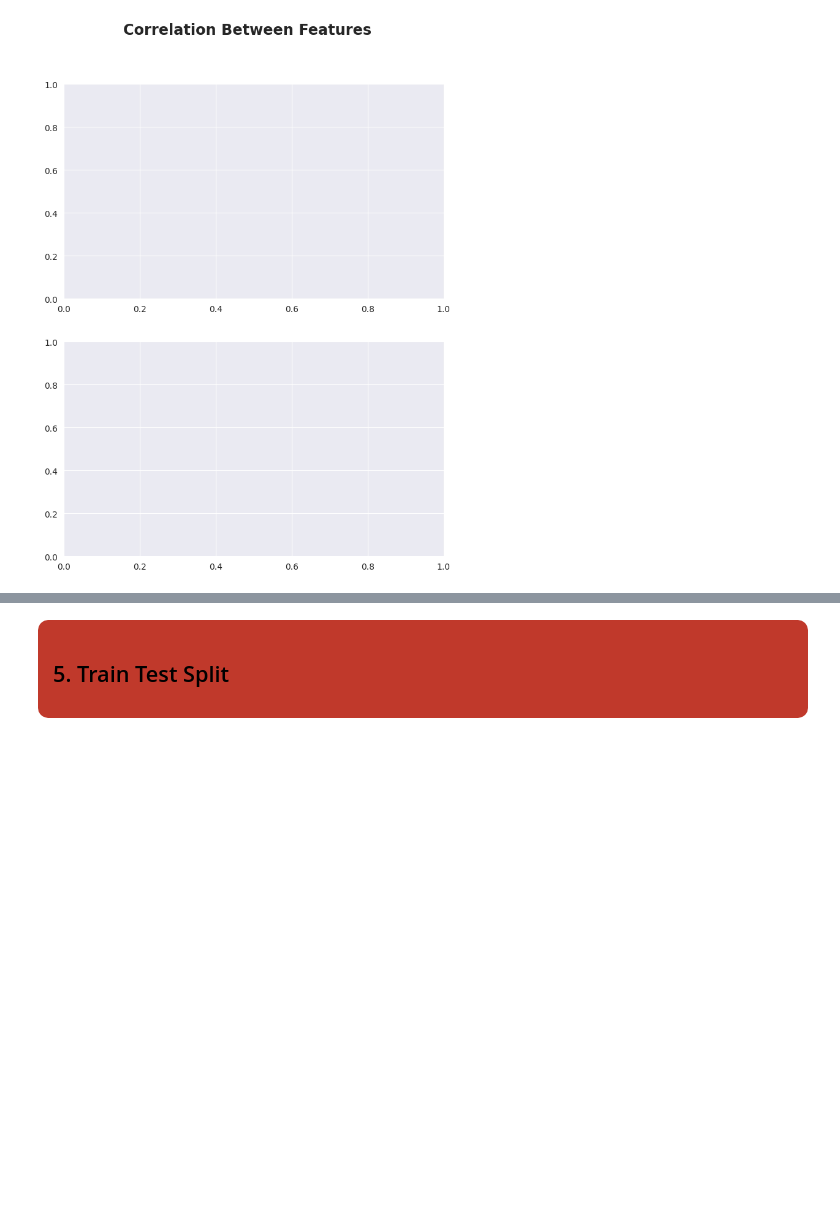
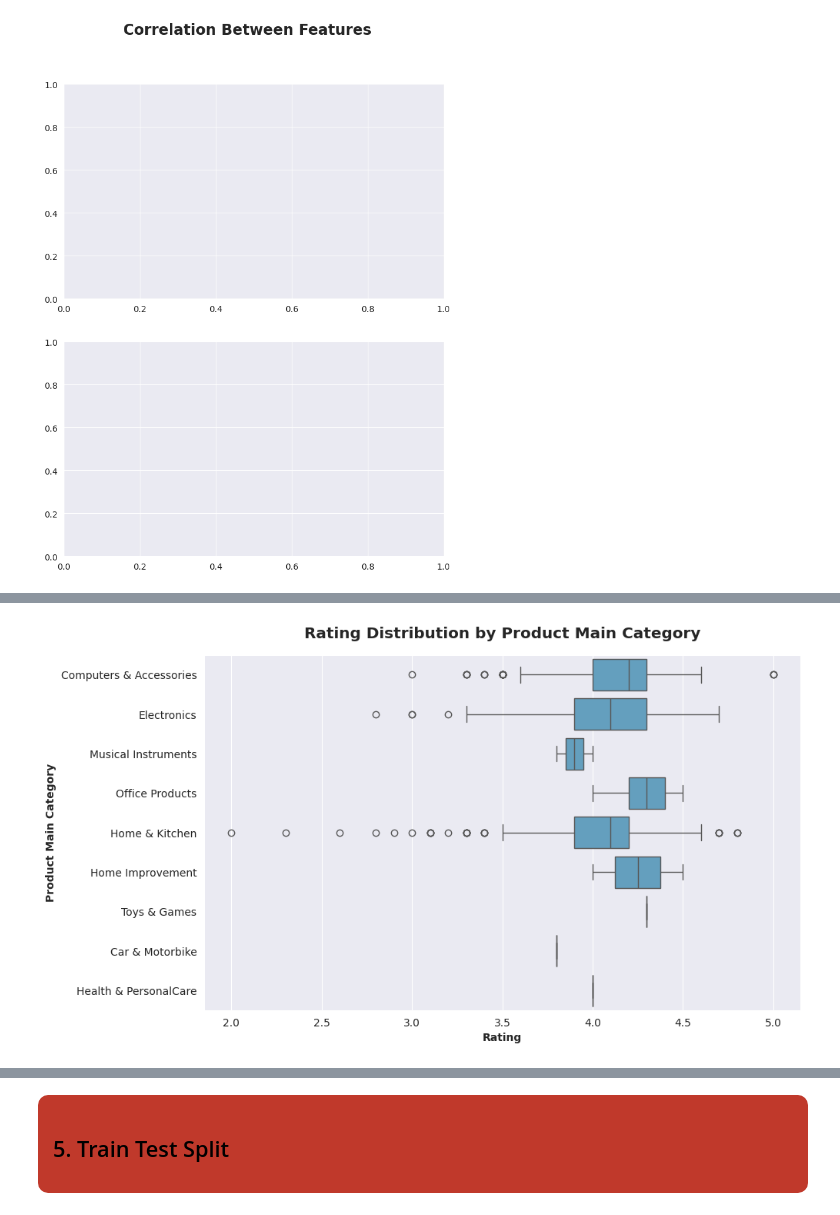
Before and after one commit to SunidhiHere/Amazon-E-Commerce-Project, a Jupyter notebook: amazon-e-commerce-analysis.ipynb, the cells around one changed output, grey strips where cells are left out. Cells and saved outputs as stored; diff of their text form; code cells hidden in the pictures; blank space fills up the shorter version.

```diff
--- a/amazon-e-commerce-analysis.ipynb
+++ b/amazon-e-commerce-analysis.ipynb
@@ -656,0 +681,14 @@ ValueError: could not convert string to float: 'B07JW9H4J1'
+# %%
+#Rating Distribution by Product Main Category
+
+fig, ax = plt.subplots(figsize=(10, 6))
+
+sns.boxplot(ax=ax, data=df1, x='rating', y='category_1')
+
+ax.set_xlabel('Rating', fontweight='bold')
+ax.set_ylabel('Product Main Category', fontweight='bold')
+ax.set_title('Rating Distribution by Product Main Category', fontweight='heavy', size='x-large', y=1.03)
+
+plt.show()
+# %% [output]
+[figure, added]
```
Also changed, not shown: parts of 22 cells of this notebook.
